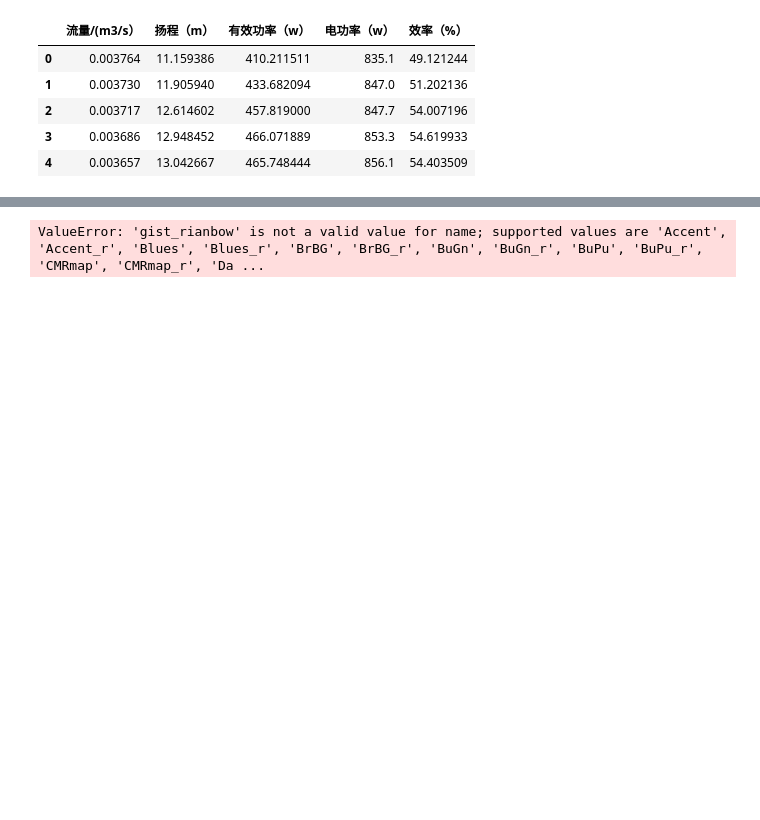
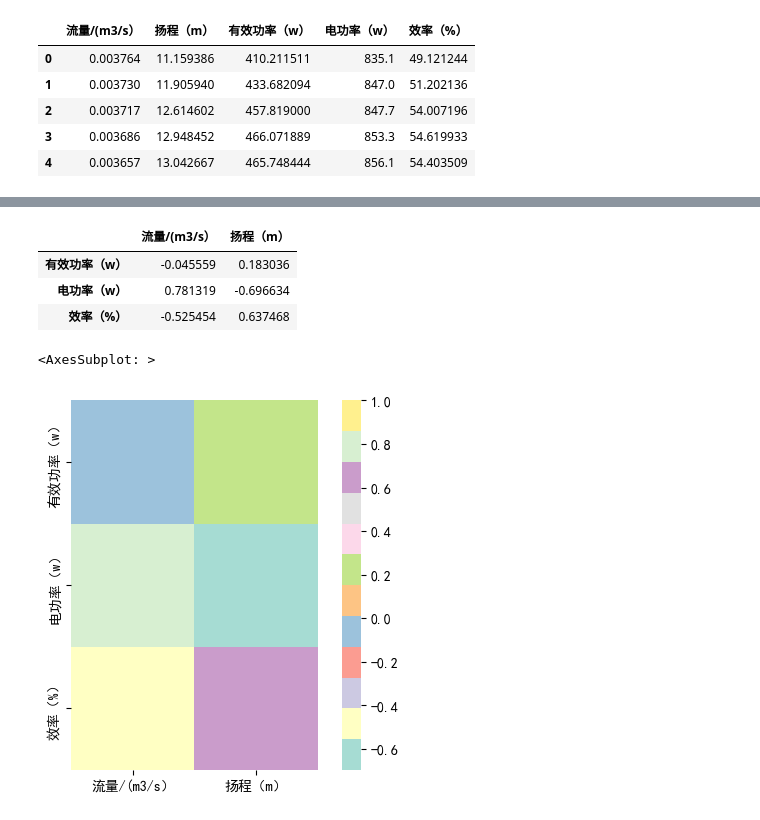
Before and after one commit to neverpartZY/Document, a Jupyter notebook: xecise.ipynb, the cells around one changed output, grey strips where cells are left out. Drawn from its saved outputs; the diff is of its cells as text; code cells hidden in the pictures; blank space fills up the shorter version.

```diff
--- a/xecise.ipynb
+++ b/xecise.ipynb
@@ -75,4 +76,20 @@ result
+# %%
+
+result = result.drop(['扬程（m）','流量/(m3/s）'],axis=0)
+result = result.drop(['有效功率（w）',	'电功率（w）'	,'效率（%）'],axis=1)
+# result = result.drop(index='流量/(m3/s）')
+# result = result.drop(columns='效率（%）')
+# mask = np.triu(np.ones_like(result,dtype=bool))
+
+result.head()
+# %% [output]
+|  | 流量/(m3/s） | 扬程（m） |
+| 有效功率（w） | -0.045559 | 0.183036 |
+| 电功率（w） | 0.781319 | -0.696634 |
+| 效率（%） | -0.525454 | 0.637468 |
 # %%
-sns.heatmap(result, vmax=1, square=True, cmap=plt.get_cmap('gist_rianbow'))
+sns.heatmap(result, vmax=1, square=True, cmap=plt.get_cmap("Set3"),alpha=0.78,
+                 )
 # %% [output]
-ValueError: 'gist_rianbow' is not a valid value for name; supported values are 'Accent', 'Accent_r', 'Blues', 'Blues_r', 'BrBG', 'BrBG_r', 'BuGn', 'BuGn_r', 'BuPu', 'BuPu_r', 'CMRmap', 'CMRmap_r', 'Da ...
+<AxesSubplot: >
+[figure, added]
```
Also changed, not shown: parts of 4 cells of this notebook, 3 other files.
